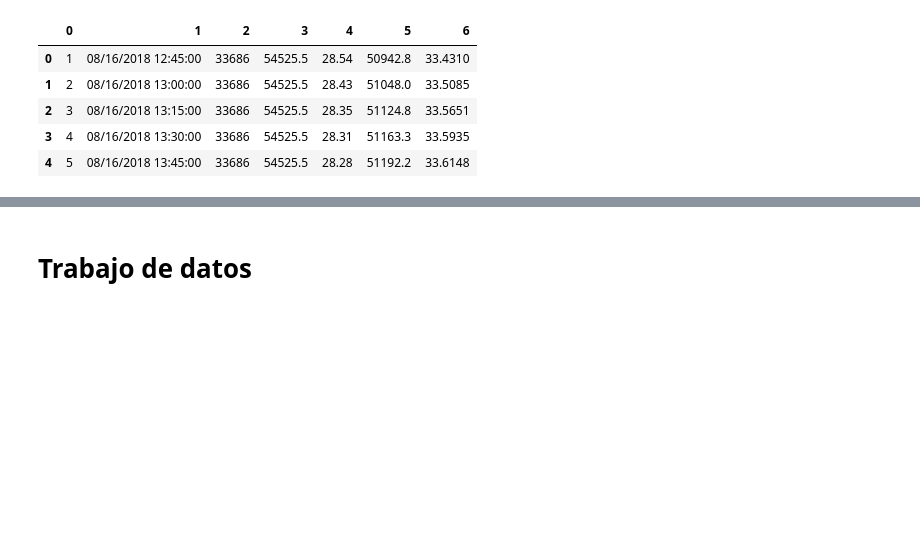
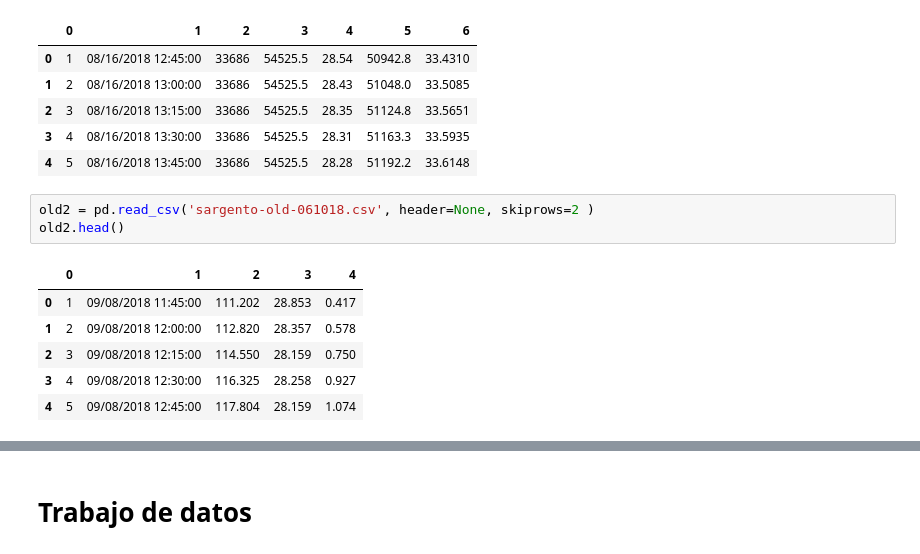
Before and after one commit to laloolea/computacional1, a Jupyter notebook: Actividad3/el Manglar El Sargento.ipynb, the cells around one changed output, grey strips where cells are left out. Saved outputs shown, nothing was run; the diff lists cells and outputs as text; blank space fills up the shorter version.

```diff
--- a/Actividad3/el Manglar El Sargento.ipynb
+++ b/Actividad3/el Manglar El Sargento.ipynb
@@ -36,3 +36,13 @@ salinidad.head()
 | 2 | 3 | 08/16/2018 13:15:00 | 33686 | 54525.5 | 28.35 | 51124.8 | 33.5651 |
 | 3 | 4 | 08/16/2018 13:30:00 | 33686 | 54525.5 | 28.31 | 51163.3 | 33.5935 |
 | 4 | 5 | 08/16/2018 13:45:00 | 33686 | 54525.5 | 28.28 | 51192.2 | 33.6148 |
+# %%
+old2 = pd.read_csv('sargento-old-061018.csv', header=None, skiprows=2 )
+old2.head()
+# %% [output]
+|  | 0 | 1 | 2 | 3 | 4 |
+| 0 | 1 | 09/08/2018 11:45:00 | 111.202 | 28.853 | 0.417 |
+| 1 | 2 | 09/08/2018 12:00:00 | 112.820 | 28.357 | 0.578 |
+| 2 | 3 | 09/08/2018 12:15:00 | 114.550 | 28.159 | 0.750 |
+| 3 | 4 | 09/08/2018 12:30:00 | 116.325 | 28.258 | 0.927 |
+| 4 | 5 | 09/08/2018 12:45:00 | 117.804 | 28.159 | 1.074 |
```
Also changed, not shown: parts of 18 cells of this notebook.
